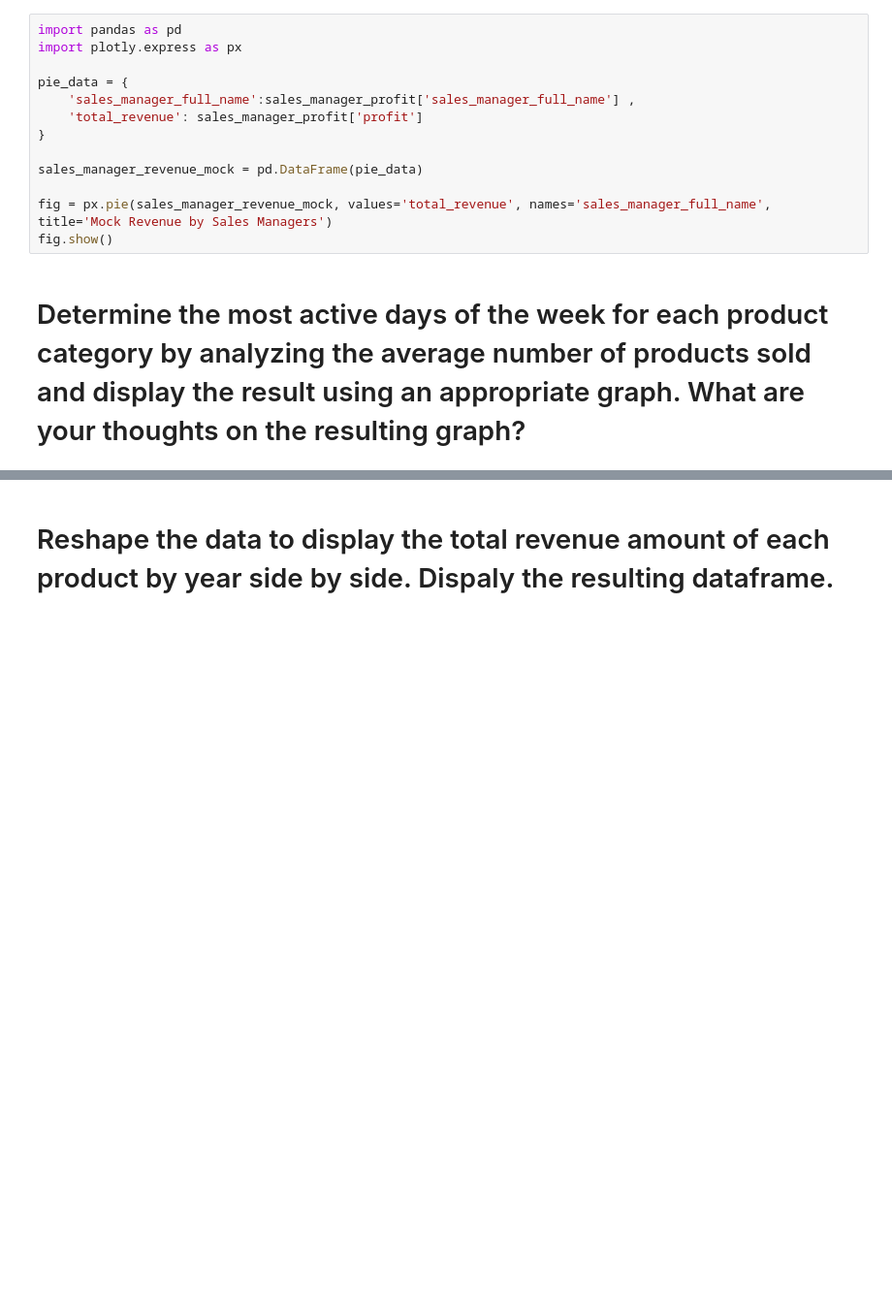
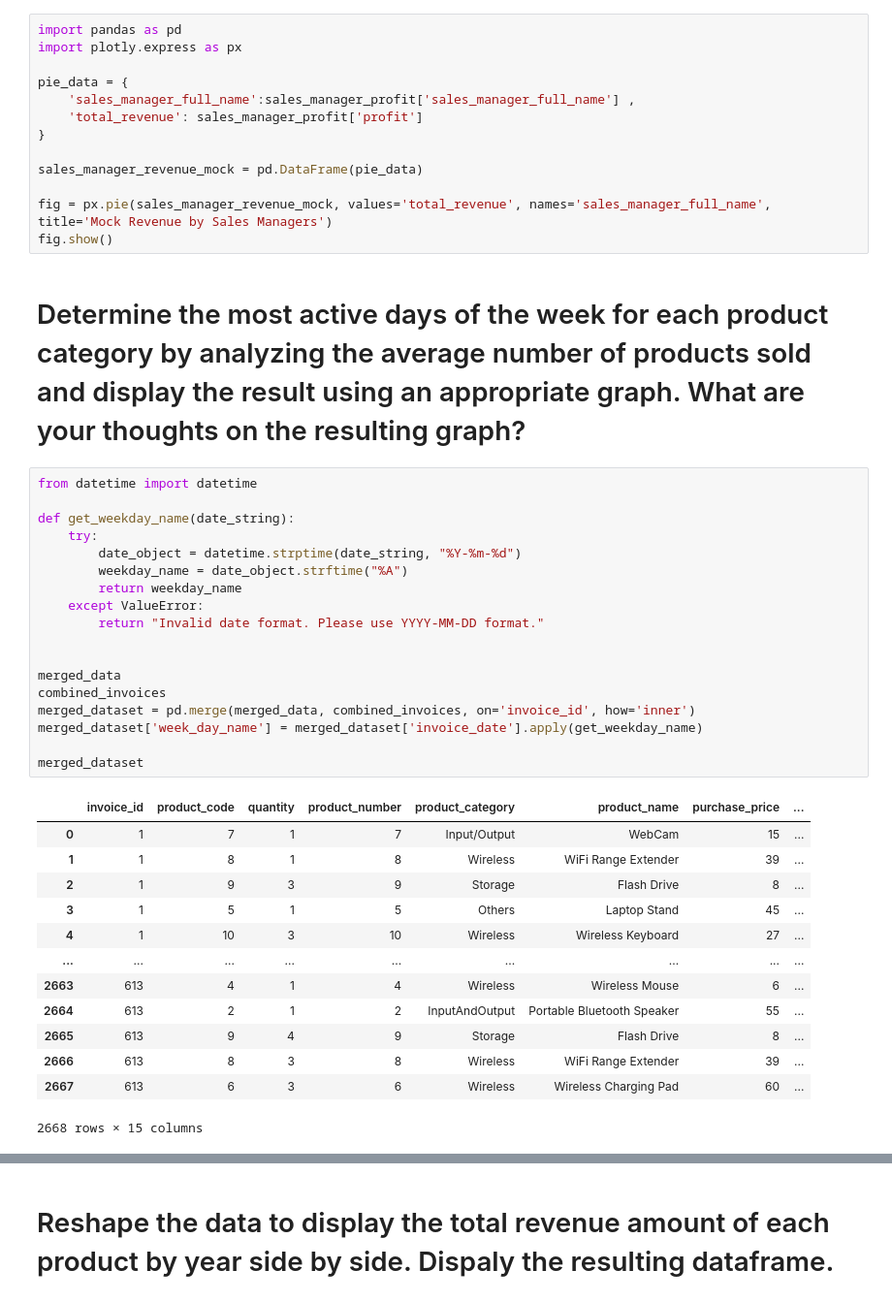
Before and after one commit to MugemaneBertin2001/ASSIGNEMENT-3, a Jupyter notebook: TAKE HOME ASSIGNMENT 3 - 4 MAY 2024.ipynb, the cells around one changed output, grey strips where cells are left out. Shown at 97% size. Drawn from its saved outputs; the diff is of its cells as text; blank space fills up the shorter version.

```diff
--- a/TAKE HOME ASSIGNMENT 3 - 4 MAY 2024.ipynb
+++ b/TAKE HOME ASSIGNMENT 3 - 4 MAY 2024.ipynb
@@ -151,4 +164,36 @@ fig = px.pie(sales_manager_revenue_mock, values='total_revenue', names='sales_ma
 fig.show()
 # %% [markdown]
 # Determine the most active days of the week for each product category by analyzing the average number of products sold and display the result using an appropriate graph.  What are your thoughts on the resulting graph?
+# %%
+from datetime import datetime
+
+def get_weekday_name(date_string):
+    try:
+        date_object = datetime.strptime(date_string, "%Y-%m-%d")
+        weekday_name = date_object.strftime("%A")
+        return weekday_name
+    except ValueError:
+        return "Invalid date format. Please use YYYY-MM-DD format."
+
+
+merged_data
+combined_invoices
+merged_dataset = pd.merge(merged_data, combined_invoices, on='invoice_id', how='inner')
+merged_dataset['week_day_name'] = merged_dataset['invoice_date'].apply(get_weekday_name)
+
+merged_dataset
+# %% [output]
+|  | invoice_id | product_code | quantity | product_number | product_category | product_name | purchase_price | ... |
+| 0 | 1 | 7 | 1 | 7 | Input/Output | WebCam | 15 | ... |
+| 1 | 1 | 8 | 1 | 8 | Wireless | WiFi Range Extender | 39 | ... |
+| 2 | 1 | 9 | 3 | 9 | Storage | Flash Drive | 8 | ... |
+| 3 | 1 | 5 | 1 | 5 | Others | Laptop Stand | 45 | ... |
+| 4 | 1 | 10 | 3 | 10 | Wireless | Wireless Keyboard | 27 | ... |
+| ... | ... | ... | ... | ... | ... | ... | ... | ... |
+| 2663 | 613 | 4 | 1 | 4 | Wireless | Wireless Mouse | 6 | ... |
+| 2664 | 613 | 2 | 1 | 2 | InputAndOutput | Portable Bluetooth Speaker | 55 | ... |
+| 2665 | 613 | 9 | 4 | 9 | Storage | Flash Drive | 8 | ... |
+| 2666 | 613 | 8 | 3 | 8 | Wireless | WiFi Range Extender | 39 | ... |
+| 2667 | 613 | 6 | 3 | 6 | Wireless | Wireless Charging Pad | 60 | ... |
+2668 rows × 15 columns
 # %%
```
Also changed, not shown: parts of 8 cells of this notebook, 1 other file.
